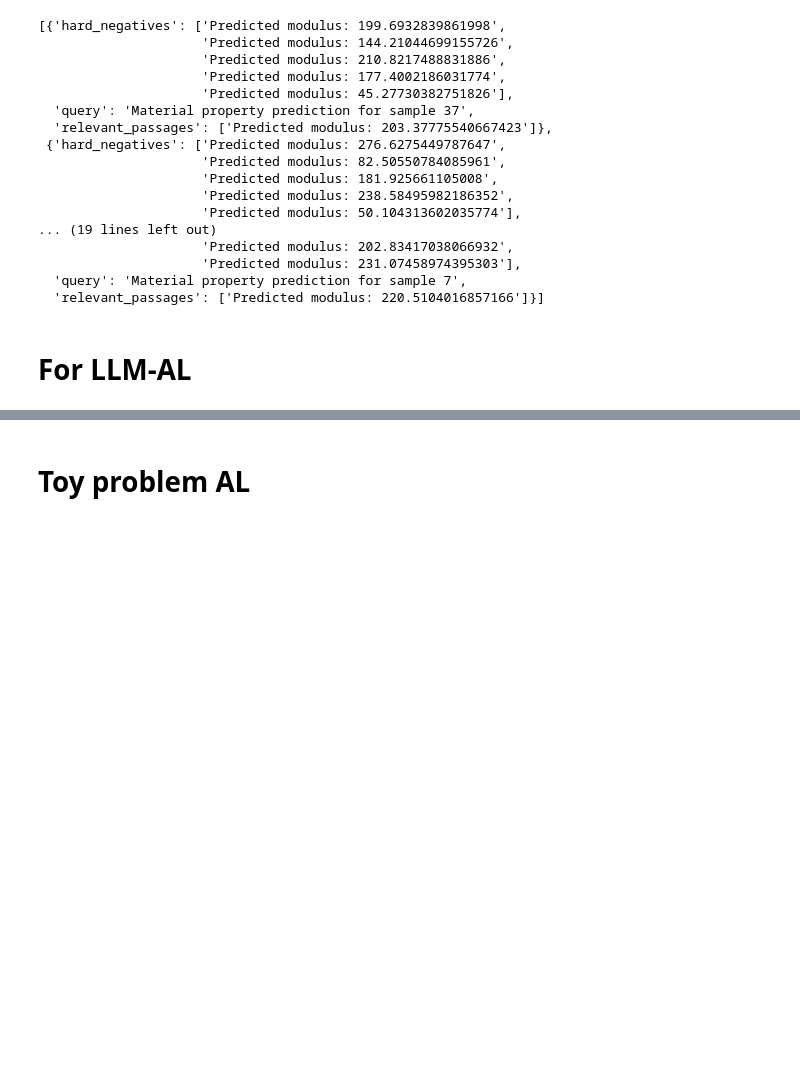
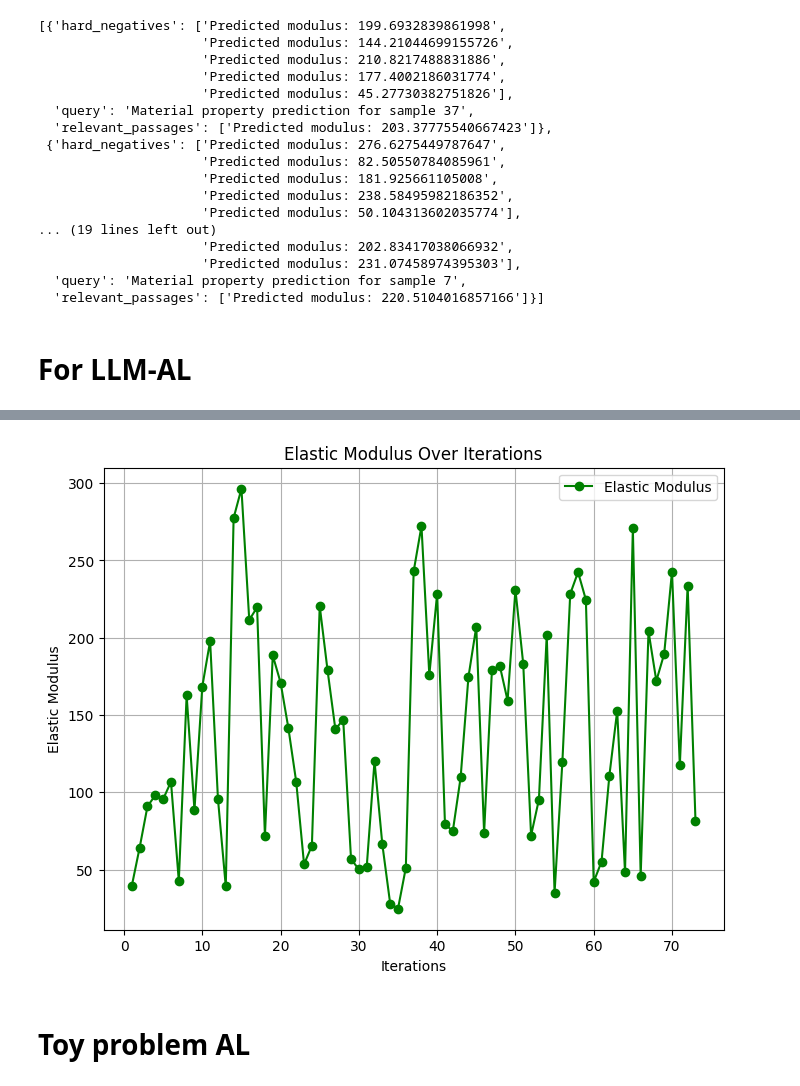
Before and after one commit to Toniaac/hte-data-processing, a Jupyter notebook: Active Learning.ipynb, the cells around one changed output, grey strips where cells are left out. Drawn from its saved outputs; the diff is of its cells as text; code cells hidden in the pictures; blank space fills up the shorter version.

```diff
--- a/Active Learning.ipynb
+++ b/Active Learning.ipynb
@@ -1091,0 +1100,3 @@ df.to_csv('all_data_parameters_2024_11_26_forAL.csv', index=False)
+# %%
+df_parameters = pd.read_csv('all_data_parameters_2024_11_26_forAL.csv')
+df_parameters
@@ -1091,0 +1117,3 @@ df.to_csv('all_data_parameters_2024_11_26_forAL.csv', index=False)
+# %%
+df = pd.read_csv('propertydata20240927tillbatch37nov21.csv')
+df
@@ -1091,0 +1165,22 @@ df.to_csv('all_data_parameters_2024_11_26_forAL.csv', index=False)
+# %%
+# Group by the specified columns and calculate mean and std for the required properties
+data_grouped = data.groupby(['Auto', 'Heating', 'Concentration', 'Batch', 'Sample']).agg({
+    'Elastic Modulus': ['mean', 'std'],
+    'Yield Strength': ['mean', 'std'],
+    'Creep Strain': ['mean', 'std'],
+    'Plateau Slope': ['mean', 'std'],
+    'Densification Slope': ['mean', 'std'],
+    'Changepoint': ['mean', 'std'],
+    'Average Standard Deviation': ['mean', 'std'],
+    'Coefficient of Variation': ['mean', 'std']
+})
+
+# Flatten MultiIndex columns after aggregation
+data_grouped.columns = ['_'.join(col).strip() for col in data_grouped.columns.values]
+data_grouped = data_grouped.reset_index()
+
+# Merge the grouped data with df_parameters
+data_grouped = pd.merge(data_grouped, df_parameters, on=['Auto', 'Heating', 'Concentration', 'Batch', 'Sample'])
+# shuffle
+#data_grouped = data_grouped.sample(frac=1, random_state=42).reset_index(drop=True)
+data_grouped#.to_csv('all_data_parameters_2024_11_26_forAL_grouped.csv', index=False)
@@ -1091,0 +1201,4 @@ df.to_csv('all_data_parameters_2024_11_26_forAL.csv', index=False)
+# %%
+# Create another column with "Report" as the first message and 'The measured Elastic Modulus is {Elastic Modulus_mean} with a standard deviation of {Elastic Modulus_std}.' as the second message
+data_grouped['Report with output'] = data_grouped.apply(lambda row: f"Report: {row['Report']}" + f" \nThe measured Elastic Modulus is {round(row['Elastic Modulus_mean'], 2)} with a standard deviation of {round(row['Elastic Modulus_std'], 2)}.", axis=1)
+print(data_grouped['Report with output'][0])
@@ -1092,3 +1307,15 @@ df.to_csv('all_data_parameters_2024_11_26_forAL.csv', index=False)
+# %%
+# plot the modulus over iterations
+plt.figure(figsize=(8, 6))
+plt.plot(range(1, len(list_of_modulus) + 1), list_of_modulus, marker='o', label="Elastic Modulus", color="green")
+plt.xlabel("Iterations")
+plt.ylabel("Elastic Modulus")
+plt.title("Elastic Modulus Over Iterations")
+plt.legend()
+plt.grid()
+plt.show()
+# %% [output]
+[figure, added]
 # %% [markdown]
 # Toy problem AL
 # %%
```
Also changed, not shown: parts of 13 cells of this notebook, 2 other files.
